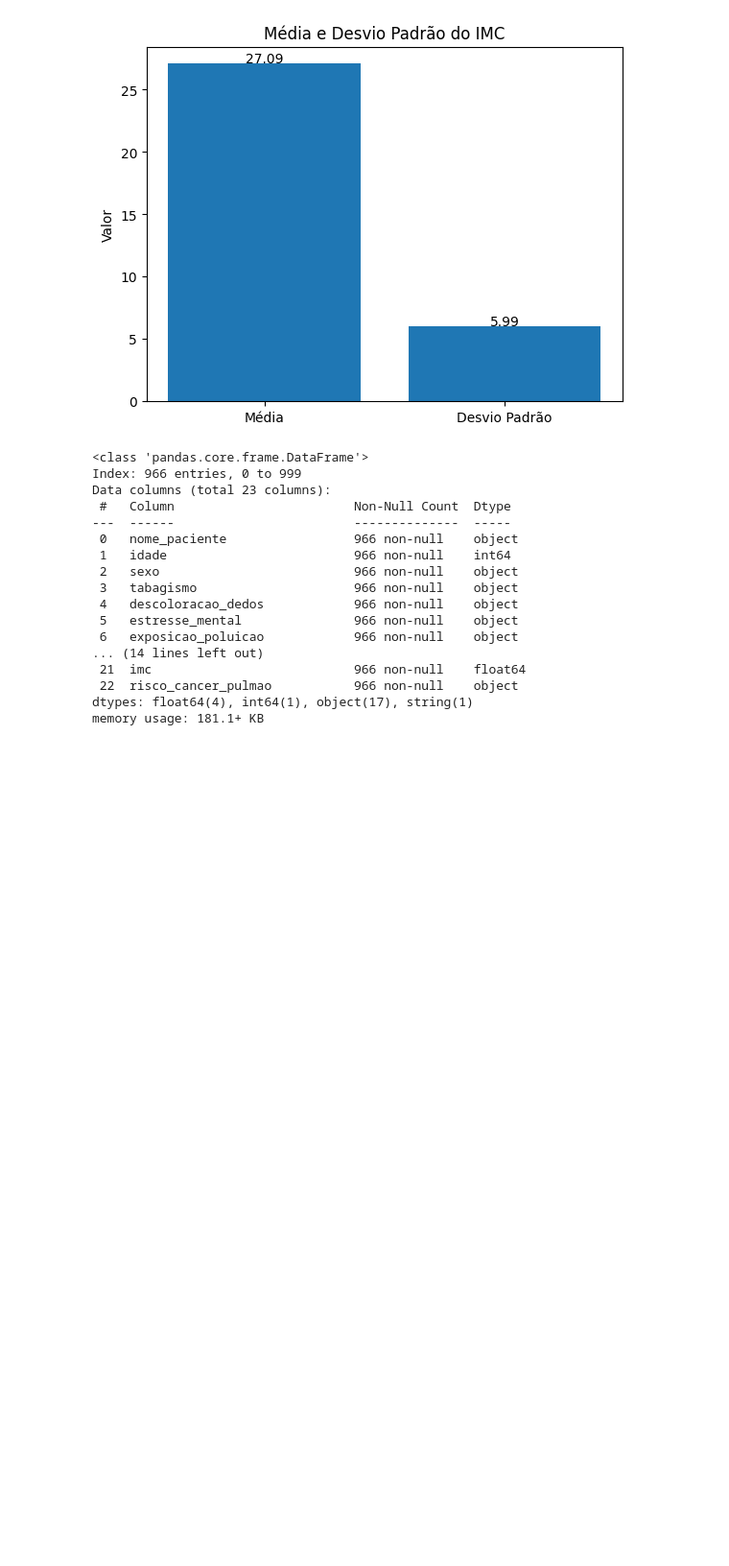
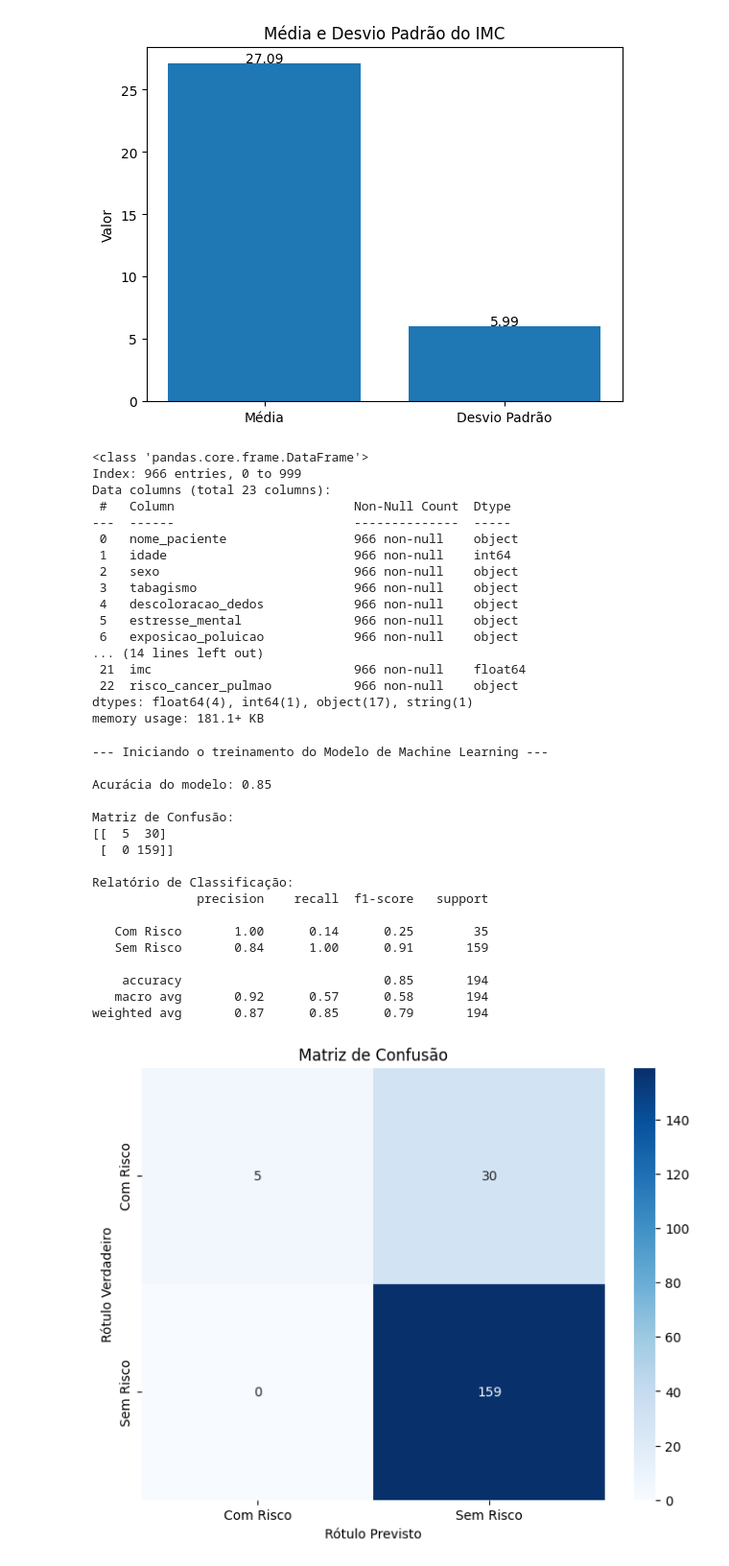
Before and after one commit to JoaoPedroNobre/Desafio_Final_WKS_25.2, a Jupyter notebook: desafiofinal/Python/main.ipynb, the cells around one changed output. Shown at 96% size. Drawn from its saved outputs; the diff is of its cells as text; code cells hidden in the pictures; blank space fills up the shorter version.

```diff
--- a/desafiofinal/Python/main.ipynb
+++ b/desafiofinal/Python/main.ipynb
@@ -262,3 +258,77 @@ Data columns (total 23 columns):
  22  risco_cancer_pulmao           966 non-null    object
 dtypes: float64(4), int64(1), object(17), string(1)
 memory usage: 181.1+ KB
+# %%
+import seaborn as sns
+from sklearn.model_selection import train_test_split
+from sklearn.ensemble import RandomForestClassifier
+from sklearn.metrics import accuracy_score, confusion_matrix, classification_report
+
+
+print("\n--- Iniciando o treinamento do Modelo de Machine Learning ---")
+
+# Converter colunas categóricas em numéricas usando one-hot encoding
+# 'object' e 'string' são os tipos de dados que queremos codificar
+colunas_categoricas = df.select_dtypes(include=['object', 'string']).columns
+df_encoded = pd.get_dummies(df, columns=colunas_categoricas, drop_first=True)
+
+# O nome da coluna alvo pode variar dependendo dos valores únicos. Vamos identificá-la.
+# Se os valores originais eram 'Com Risco' e 'Sem Risco', get_dummies criará 'risco_cancer_pulmao_Sem Risco'
+target_col = [col for col in df_encoded.columns if 'risco_cancer_pulmao' in col]
+if not target_col:
+    raise ValueError("Coluna alvo 'risco_cancer_pulmao' não encontrada após o encoding.")
+target_col = target_col[0] # Pega o primeiro nome correspondente
+
+# Separar as features (X) e o target (y)
+X = df_encoded.drop(target_col, axis=1)
+y = df_encoded[target_col]
+
+# Dividir os dados em conjuntos de treino e teste
+X_train, X_test, y_train, y_test = train_test_split(X, y, test_size=0.2, random_state=42, stratify=y)
+
+# Criar e treinar o modelo RandomForestClassifier
+model = RandomForestClassifier(n_estimators=100, random_state=42)
+model.fit(X_train, y_train)
+
+# Fazer previsões no conjunto de teste
+y_pred = model.predict(X_test)
+
+# Avaliar o modelo
+accuracy = accuracy_score(y_test, y_pred)
+conf_matrix = confusion_matrix(y_test, y_pred)
+# Os nomes dos alvos para o relatório agora são 0 ('Com Risco') e 1 ('Sem Risco')
+class_report = classification_report(y_test, y_pred, target_names=['Com Risco', 'Sem Risco'])
+
+print(f"\nAcurácia do modelo: {accuracy:.2f}")
+print("\nMatriz de Confusão:")
+print(conf_matrix)
+print("\nRelatório de Classificação:")
+print(class_report)
+
+# Visualização da Matriz de Confusão
+plt.figure(figsize=(8, 6))
+sns.heatmap(conf_matrix, annot=True, fmt='d', cmap='Blues', xticklabels=['Com Risco', 'Sem Risco'], yticklabels=['Com Risco', 'Sem Risco'])
+plt.title('Matriz de Confusão')
+plt.ylabel('Rótulo Verdadeiro')
+plt.xlabel('Rótulo Previsto')
+plt.savefig('matriz_confusao.png')
+plt.show()
+# %% [output]
+--- Iniciando o treinamento do Modelo de Machine Learning ---
+
+Acurácia do modelo: 0.85
+
+Matriz de Confusão:
+[[  5  30]
+ [  0 159]]
+
+Relatório de Classificação:
+              precision    recall  f1-score   support
+
+   Com Risco       1.00      0.14      0.25        35
+   Sem Risco       0.84      1.00      0.91       159
+
+    accuracy                           0.85       194
+   macro avg       0.92      0.57      0.58       194
+weighted avg       0.87      0.85      0.79       194
+[figure, added]
```
Also changed, not shown: parts of 1 cell of this notebook, 5 other files.
